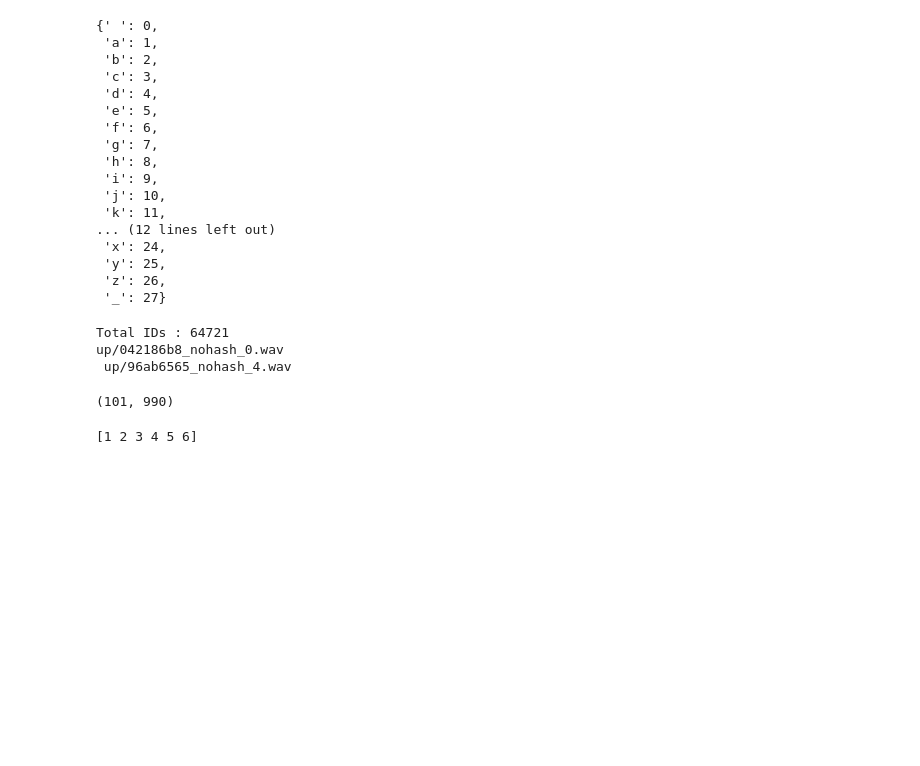
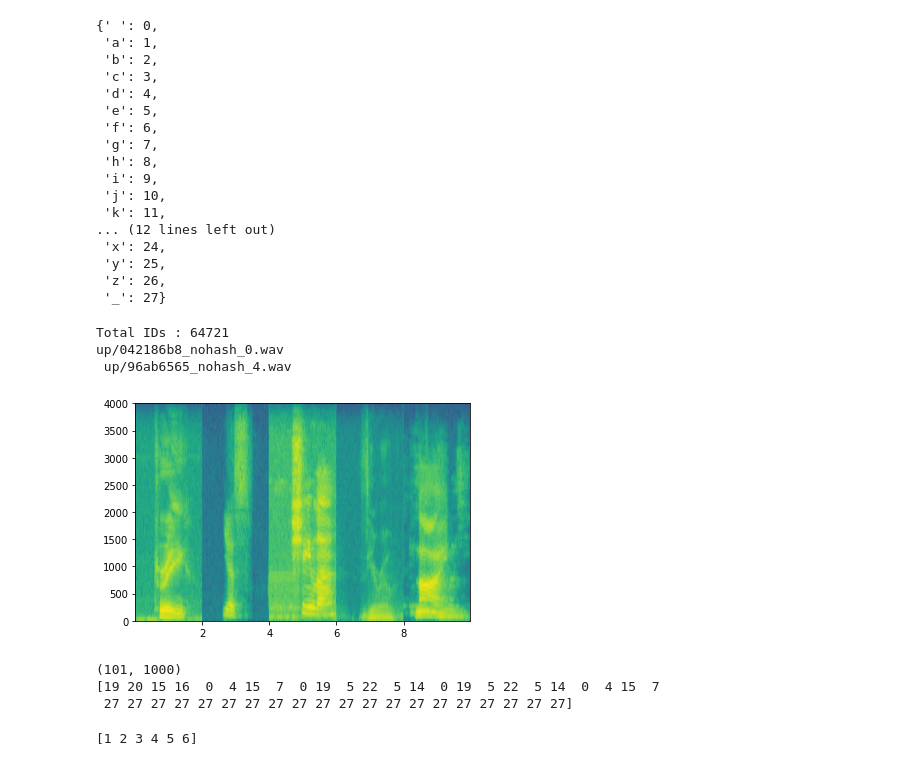
Before and after one commit to NLB-G-Suite/conversational_robot, a Jupyter notebook: assignments/Speech_Recog_Assn/DataGenFInal.ipynb, the cells around one changed output. Saved outputs shown, nothing was run; the diff lists cells and outputs as text; code cells hidden in the pictures; blank space fills up the shorter version.

```diff
--- a/assignments/Speech_Recog_Assn/DataGenFInal.ipynb
+++ b/assignments/Speech_Recog_Assn/DataGenFInal.ipynb
@@ -101,7 +102,7 @@ Total IDs : 64721
 up/042186b8_nohash_0.wav
  up/96ab6565_nohash_4.wav
 # %%
-max_label = 8
+max_label = 44
 # %%
 class DataGenerator(keras.utils.Sequence):
     'Generates data for Keras'
@@ -257,14 +289,17 @@ class DataGenerator(keras.utils.Sequence):
 
         return label
 # %%
-training_generator = DataGenerator(dirs ,list_IDs, 8, char_map)
-# X, Y = training_generator.__getitem__(0)
-
-# print(Y[2])
+training_generator = DataGenerator(dirs ,list_IDs, 44, char_map)
+X, Y = training_generator.__getitem__(0)
+# %% [output]
+[figure, added]
 # %%
 print(X[4].shape)
+print(Y[2])
 # %% [output]
-(101, 990)
+(101, 1000)
+[19 20 15 16  0  4 15  7  0 19  5 22  5 14  0 19  5 22  5 14  0  4 15  7
+ 27 27 27 27 27 27 27 27 27 27 27 27 27 27 27 27 27 27 27 27]
 # %%
 a = [1,2,3]
 b = [4,5,6]
```
Also changed, not shown: parts of 3 cells of this notebook, 1 other file.
